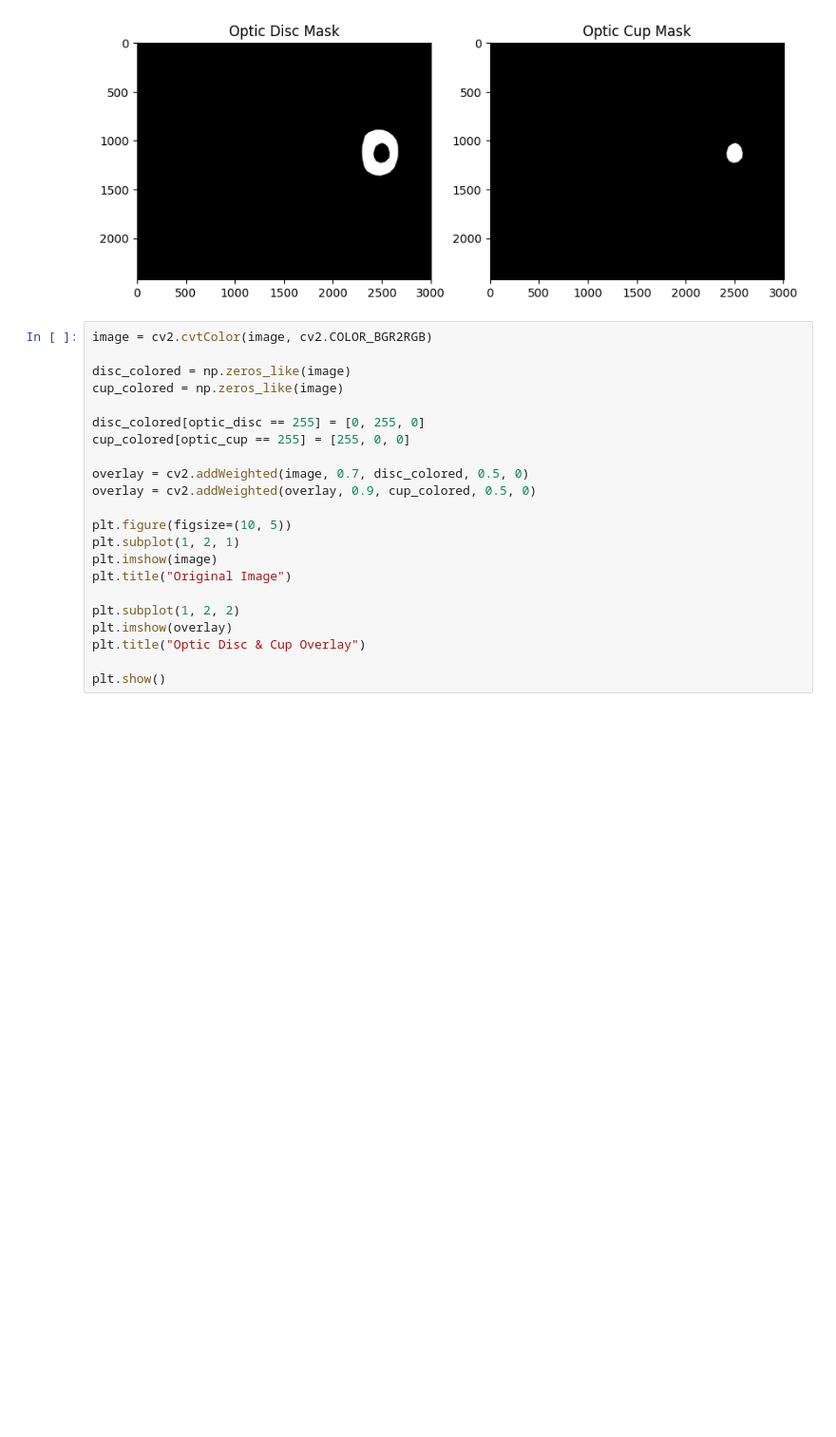
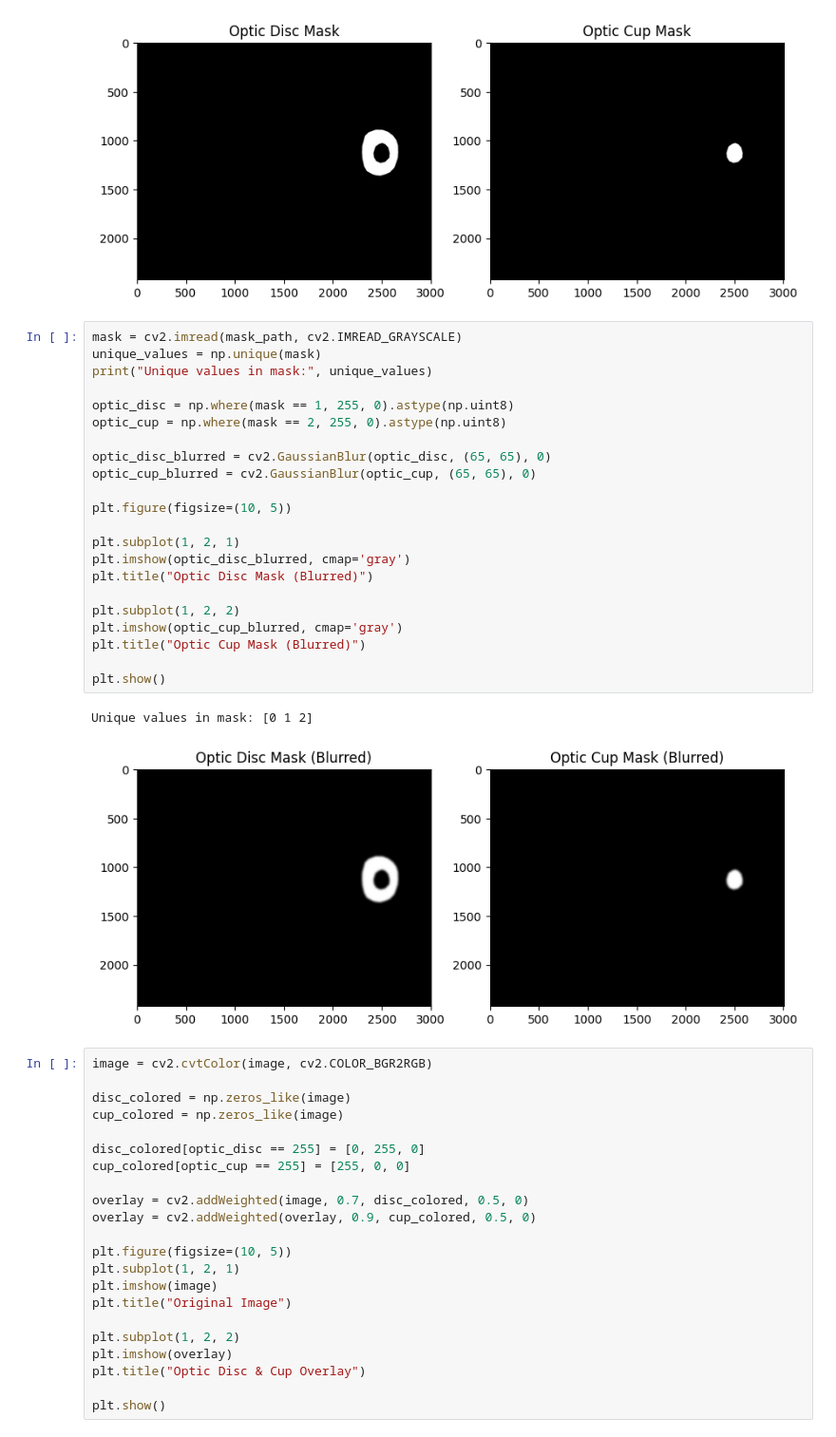
Before and after one commit to prisha90/Study-Oriented-Project, a Jupyter notebook: Glaucoma_Detection_2.ipynb, the cells around one changed output. Shown: that part at 95% size. Drawn from its saved outputs; the diff is of its cells as text; blank space fills up the shorter version.

Commit message:
updated fundus images with masks and Gaussian blur

```diff
--- a/Glaucoma_Detection_2.ipynb
+++ b/Glaucoma_Detection_2.ipynb
@@ -118,6 +118,31 @@ plt.show()
 # %% [output]
 Unique values in mask: [0 1 2]
 [figure]
+# %%
+mask = cv2.imread(mask_path, cv2.IMREAD_GRAYSCALE)
+unique_values = np.unique(mask)
+print("Unique values in mask:", unique_values)
+
+optic_disc = np.where(mask == 1, 255, 0).astype(np.uint8)
+optic_cup = np.where(mask == 2, 255, 0).astype(np.uint8)
+
+optic_disc_blurred = cv2.GaussianBlur(optic_disc, (65, 65), 0)
+optic_cup_blurred = cv2.GaussianBlur(optic_cup, (65, 65), 0)
+
+plt.figure(figsize=(10, 5))
+
+plt.subplot(1, 2, 1)
+plt.imshow(optic_disc_blurred, cmap='gray')
+plt.title("Optic Disc Mask (Blurred)")
+
+plt.subplot(1, 2, 2)
+plt.imshow(optic_cup_blurred, cmap='gray')
+plt.title("Optic Cup Mask (Blurred)")
+
+plt.show()
+# %% [output]
+Unique values in mask: [0 1 2]
+[figure, added]
 # %%
 image = cv2.cvtColor(image, cv2.COLOR_BGR2RGB)
 
```
Also changed, not shown: parts of 1 cell of this notebook.
